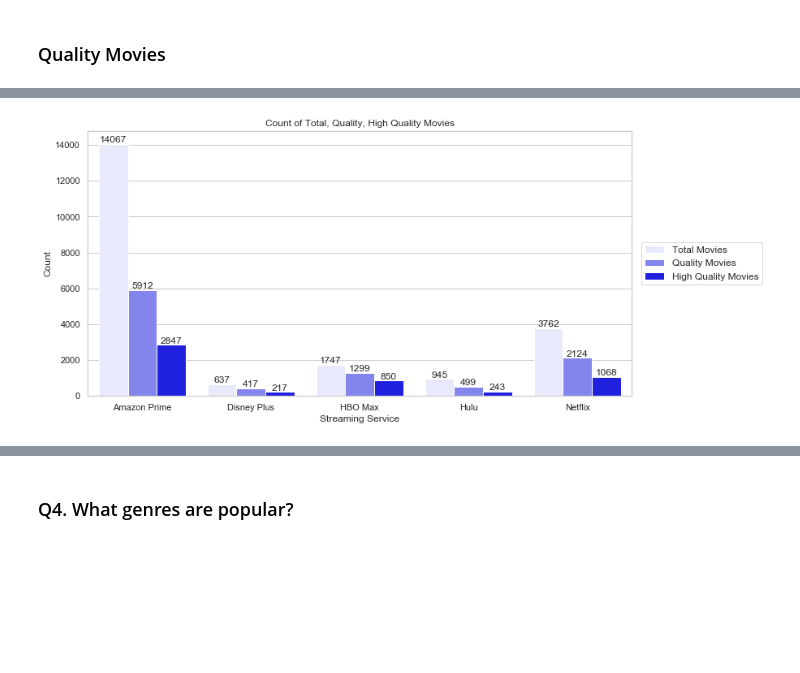
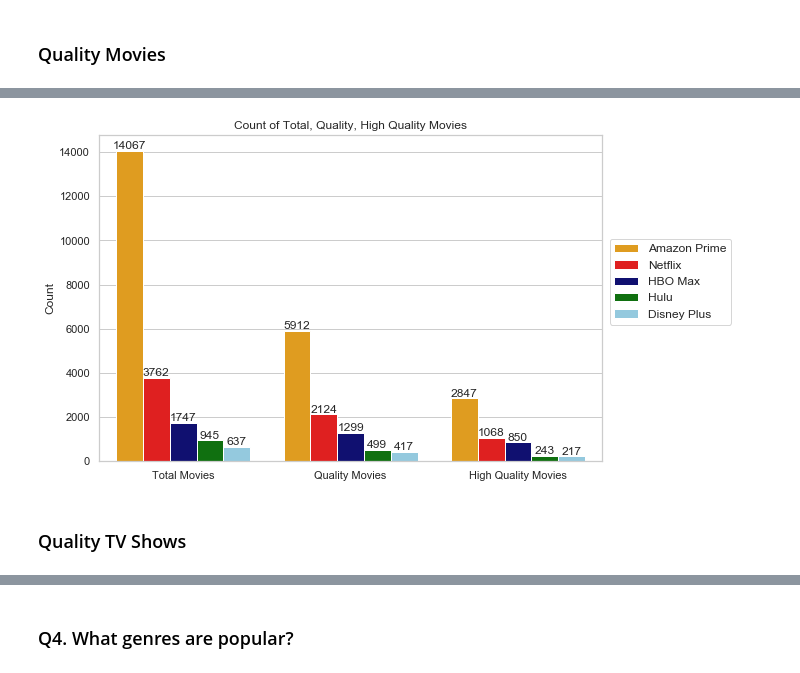
Before and after one commit to ryanhpark/Streaming_Sites_Web_Scraping, a Jupyter notebook: EDA_Streaming_Sites.ipynb, the cells around one changed output, grey strips where cells are left out. Saved outputs shown, nothing was run; the diff lists cells and outputs as text; code cells hidden in the pictures; blank space fills up the shorter version.

```diff
--- a/EDA_Streaming_Sites.ipynb
+++ b/EDA_Streaming_Sites.ipynb
@@ -133,7 +136,8 @@ membership
 | 3 | Hulu | 11.99 |
 | 4 | Netflix | 12.99 |
 # %%
-ax = sns.barplot(data = membership, x= "web_name", y = "cost")
+palette = {"Amazon Prime":"orange", "Disney Plus": "skyblue", "HBO Max": "navy", "Hulu": "green", "Netflix":"red"}
+ax = sns.barplot(data = membership.sort_values("cost"), x= "web_name", y = "cost", palette = palette)
 plt.title("Membership Cost for Each Streaming Services")
 plt.xlabel("Streaming Services")
 plt.ylabel("Membership Cost ($)")
@@ -177,0 +151,4 @@ plt.legend(["Movie (%)","TV Show (%)"], fontsize = 12)
+# %%
+df_count = pd.DataFrame(df.groupby(["web_name","movie_or_tv"]).size()).\
+            reset_index().rename(columns = {0:"count"})
+df_count
@@ -177,0 +167,10 @@ plt.legend(["Movie (%)","TV Show (%)"], fontsize = 12)
+# %%
+ax = sns.barplot(data =df_count.sort_values("count", ascending = False),\
+            x= "movie_or_tv", y = "count", hue = "web_name", palette = palette)
+plt.title("Count of Movies and TV Shows by Streaming Services")
+plt.xlabel("")
+plt.ylabel("Count of Contents")
+plt.legend(fontsize = 12, bbox_to_anchor=(1.27,0.65))
+for p in ax.patches:
+    ax.annotate(int(p.get_height()), xy = (p.get_x() + p.get_width() / 2, p.get_height()),
+                 ha='center', va='center', fontsize=12, xytext=(0, 5), textcoords='offset points')
@@ -263,6 +285,7 @@ HQ_tv = df_tv.loc[df_tv["imdb_score"] >= 7.9,].groupby("web_name").size()
 ### Quality Movies
 # %%
 movies = pd.concat([total_movie, Q_movie, HQ_movie], axis = 1,\
-                   keys= ["Total Movies","Quality Movies","High Quality Movies"]).reset_index()
+                   keys= ["Total Movies","Quality Movies","High Quality Movies"])
+movies = pd.DataFrame(movies.stack()).reset_index().rename(columns = {'level_1':"quality", 0:"count"})
 movies
 # %% [output]
@@ -275,14 +308,16 @@ movies
 # %%
-x = pd.DataFrame(movies.set_index("web_name").stack()).reset_index().rename(columns = {0:"count"})
-ax = sns.barplot(data = x, x = "web_name", y = "count", hue = "level_1", color = "blue")
+ax = sns.barplot(data = movies.sort_values("count", ascending = False),\
+                 x = "quality", y = "count", hue = "web_name", palette = palette)
 plt.title("Count of Total, Quality, High Quality Movies")
-plt.xlabel("Streaming Service")
+plt.xlabel("")
 plt.ylabel("Count")
-plt.legend(fontsize= 12, bbox_to_anchor=(1.25,0.6))
+plt.legend(fontsize= 12, bbox_to_anchor=(1.27,0.7))
 for p in ax.patches:
     ax.annotate(int(p.get_height()), xy = (p.get_x() + p.get_width() / 2, p.get_height()),
                  ha='center', va='center', fontsize=12, xytext=(0, 5), textcoords='offset points')
 # %% [output]
-[figure, old version]
+[figure, new version]
+# %% [markdown]
+### Quality TV Shows
 # %%
 tvshows = pd.concat([total_tv, Q_tv, HQ_tv], axis = 1,\
```
Also changed, not shown: parts of 41 cells of this notebook.
